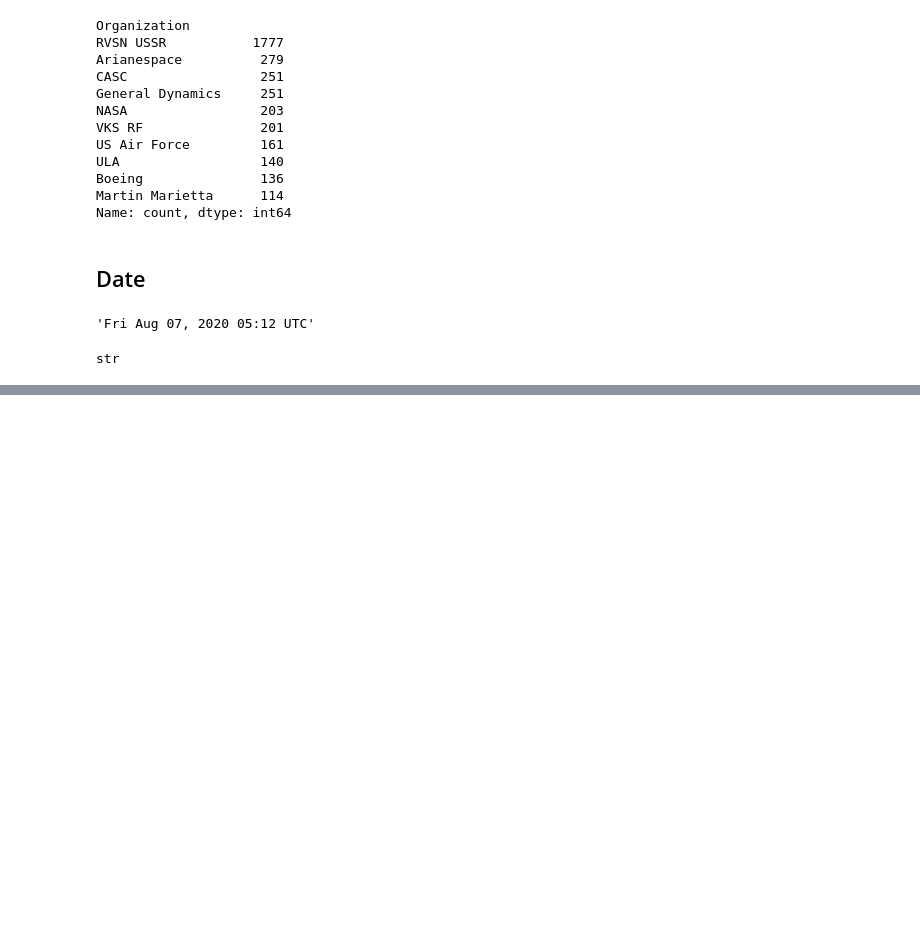
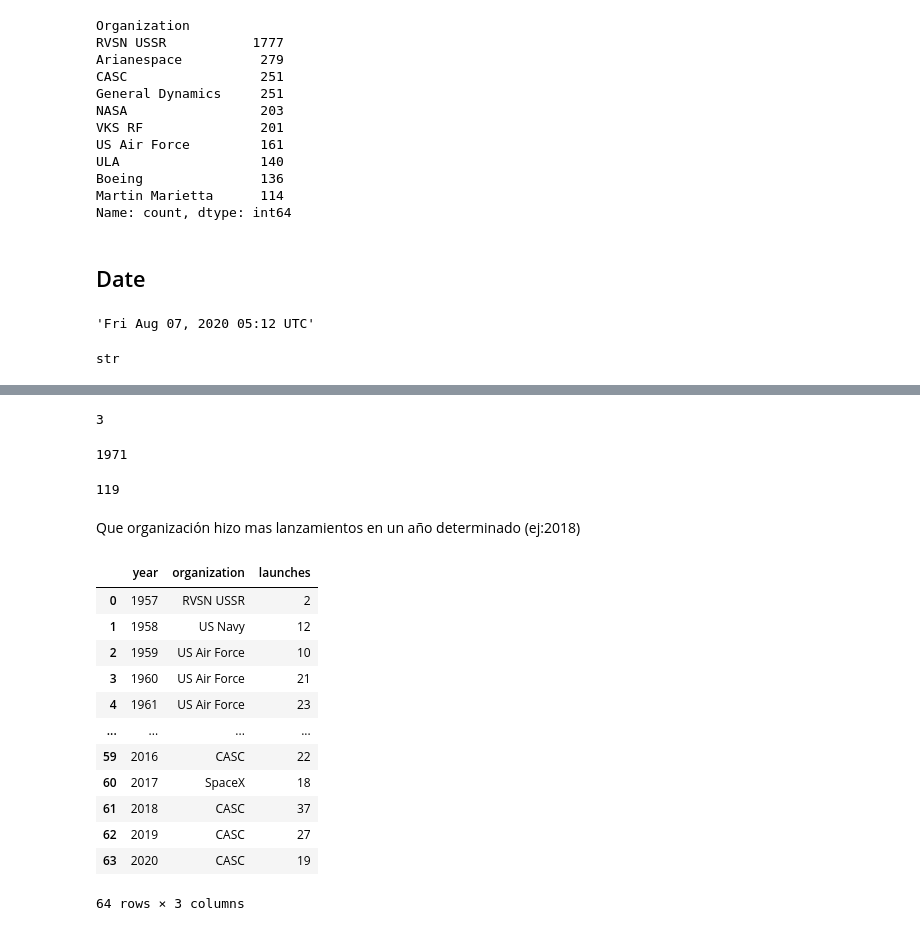
Before and after one commit to FrancoStrappazzon/data-analyst, a Jupyter notebook: Space Mission Launches/Limpieza_y_Transformacion.ipynb, the cells around one changed output, grey strips where cells are left out. Drawn from its saved outputs; the diff is of its cells as text; code cells hidden in the pictures; blank space fills up the shorter version.

```diff
--- a/Space Mission Launches/Limpieza_y_Transformacion.ipynb
+++ b/Space Mission Launches/Limpieza_y_Transformacion.ipynb
@@ -185,0 +267,17 @@ str
+# %%
+#cantidad
+launches_per_year.min()
+# %% [output]
+3
+# %%
+#año con mas lanzamientos
+launches_per_year.idxmax()
+# %% [output]
+1971
+# %%
+#cantidad
+launches_per_year.max()
+# %% [output]
+119
+# %% [markdown]
+Que organización hizo mas lanzamientos en un año determinado (ej:2018)
@@ -185,0 +301,17 @@ str
+# %%
+#organizacion con mas lanzamientos por año
+results
+# %% [output]
+|  | year | organization | launches |
+| 0 | 1957 | RVSN USSR | 2 |
+| 1 | 1958 | US Navy | 12 |
+| 2 | 1959 | US Air Force | 10 |
+| 3 | 1960 | US Air Force | 21 |
+| 4 | 1961 | US Air Force | 23 |
+| ... | ... | ... | ... |
+| 59 | 2016 | CASC | 22 |
+| 60 | 2017 | SpaceX | 18 |
+| 61 | 2018 | CASC | 37 |
+| 62 | 2019 | CASC | 27 |
+| 63 | 2020 | CASC | 19 |
+64 rows × 3 columns
```
Also changed, not shown: parts of 21 cells of this notebook.
